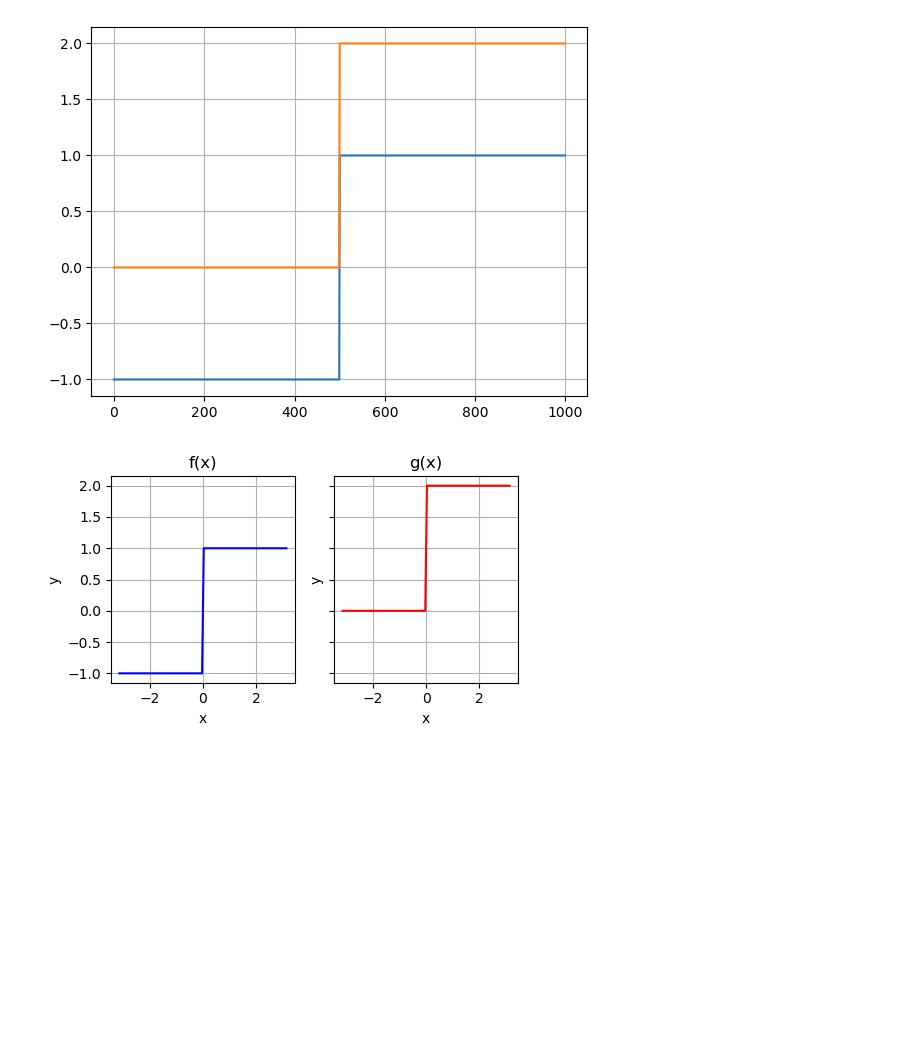
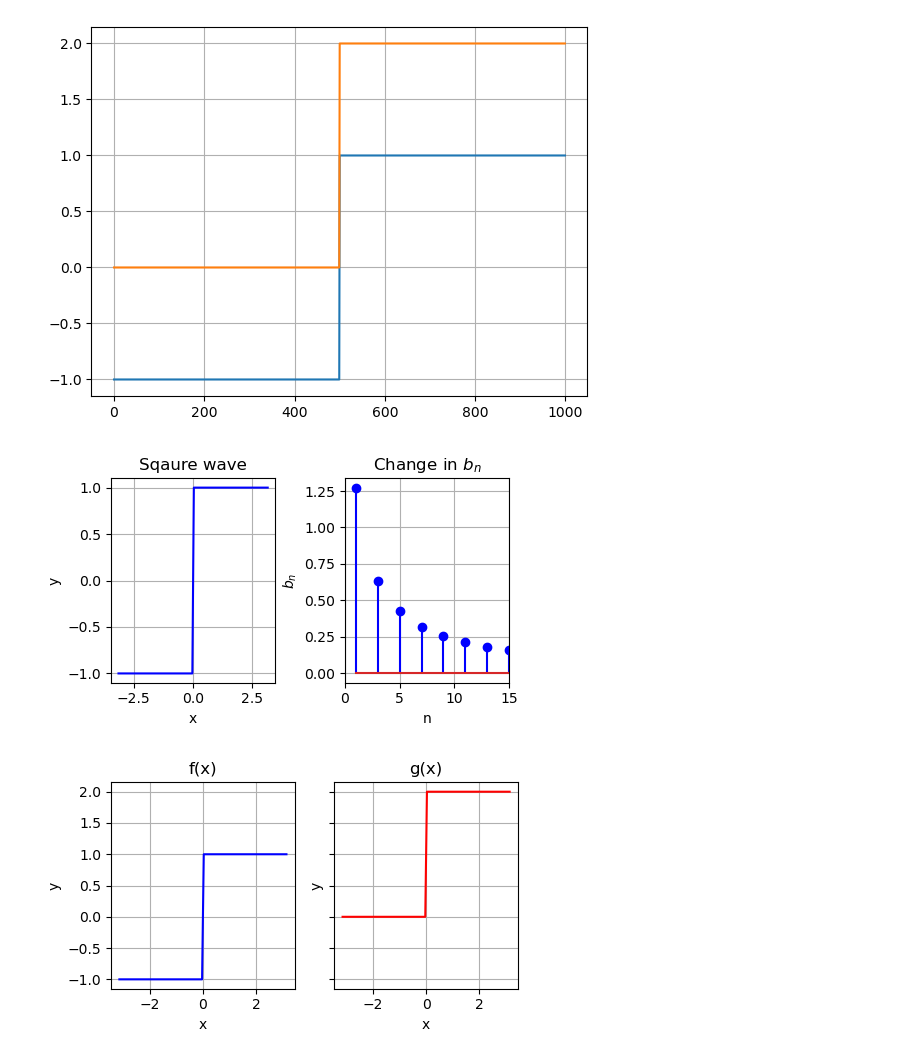
Before and after one commit to Shruti-Karandikar/fourier, a Jupyter notebook: fourier_series_expts.ipynb, the cells around one changed output. Cells and saved outputs as stored; diff of their text form; code cells hidden in the pictures; blank space fills up the shorter version.

```diff
--- a/fourier_series_expts.ipynb
+++ b/fourier_series_expts.ipynb
@@ -105,6 +105,40 @@ plt.plot(gx)
 plt.grid()
 # %% [output]
 [figure]
+# %%
+#Square wave
+import numpy as np
+import matplotlib.pyplot as plt
+x_a = np.linspace(-np.pi, np.pi, 100)
+x_index = [i for i in range(1, 39, 2)]
+bn_regular = [(4/(n*np.pi))for n in range(1, 20)]
+
+fx = np.sign(np.sin(x_a))
+fig, (ax1, ax2) = plt.subplots(1, 2, figsize=(5, 3))
+
+
+ax1.plot(x_a, fx, 'b')
+ax1.set_title('Sqaure wave')
+ax1.set_xlabel('x')
+ax1.set_ylabel('y')
+ax1.grid(True)
+
+
+
+ax2.stem(x_index, bn_regular, linefmt='b-', markerfmt='bo', label='Regular')
+ax2.set_title('Change in $b_n$')
+ax2.set_xlabel('n')
+ax2.set_ylabel('$b_n$')
+ax2.grid(True)
+ax2.set_xlim(0, 15)
+
+
+# Adjust layout
+plt.tight_layout()
+plt.savefig("sqaurewave.jpg")
+plt.show()
+# %% [output]
+[figure, added]
 # %%
 #Vertical Shift
 import numpy as np
```
Also changed, not shown: parts of 3 cells of this notebook.
